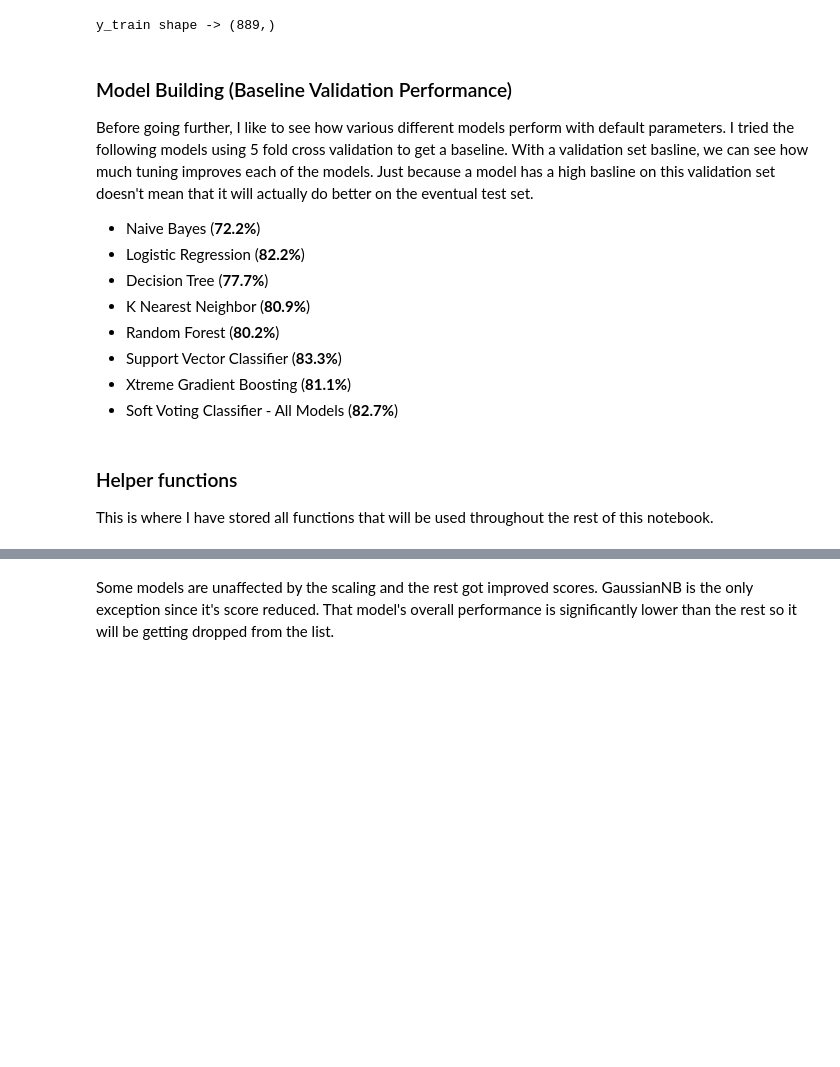
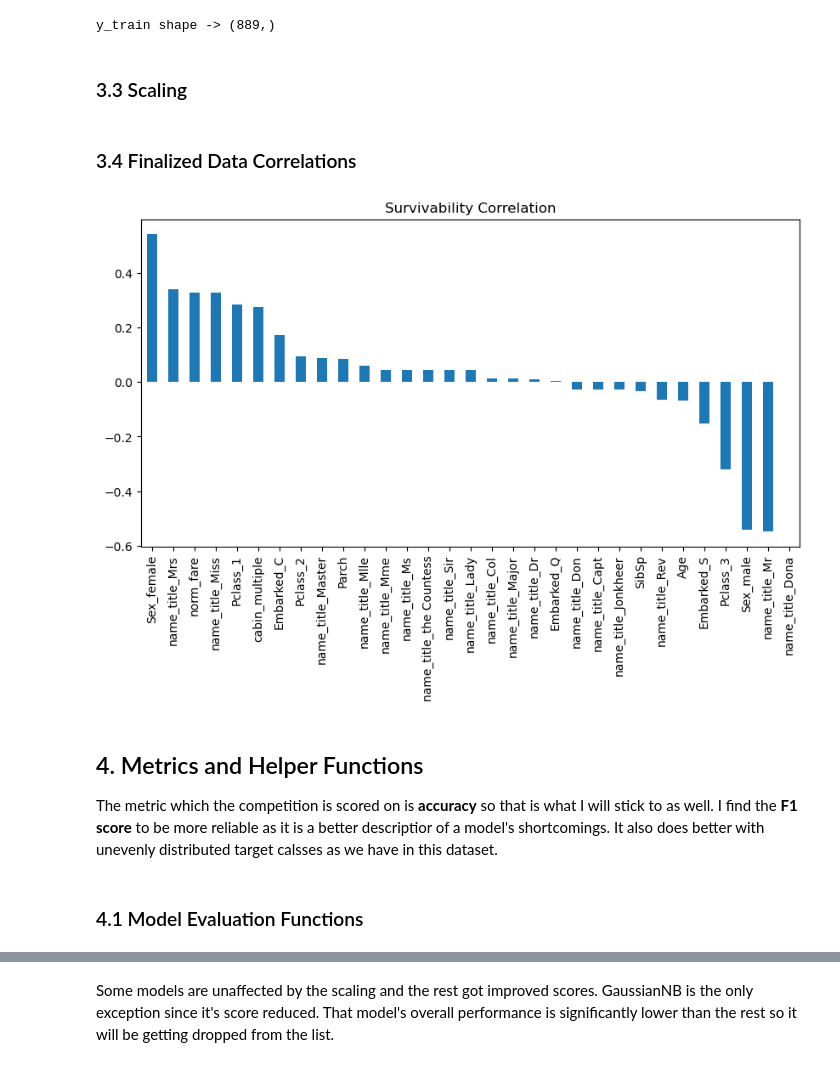
Before and after one commit to JustaKris/Titanic-ML-Kaggle, a Jupyter notebook: notebook/Titanic-Machine-Learning-from-Disaster.ipynb, the cells around one changed output, grey strips where cells are left out. Cells and saved outputs as stored; diff of their text form; code cells hidden in the pictures; blank space fills up the shorter version.

Commit message:
Notebook comments updates

```diff
--- a/notebook/Titanic-Machine-Learning-from-Disaster.ipynb
+++ b/notebook/Titanic-Machine-Learning-from-Disaster.ipynb
@@ -481,6 +519,8 @@ y_train = y_train.squeeze()
 print('y_train shape ->', y_train.shape)
 # %% [output]
 y_train shape -> (889,)
+# %% [markdown]
+### 3.3 Scaling
 # %%
 # Now to Scale the data
 scale = StandardScaler()
@@ -496,16 +535,18 @@ y_train = all_data[all_data.train_test==1].Survived
-# %% [markdown]
-### Model Building (Baseline Validation Performance)
-
-Before going further, I like to see how various different models perform with default parameters. I tried the following models using 5 fold cross validation to get a baseline. With a validation set basline, we can see how much tuning improves each of the models. Just because a model has a high basline on this validation set doesn't mean that it will actually do better on the eventual test set.
-
-- Naive Bayes (<b>72.2%</b>)
-- Logistic Regression (<b>82.2%</b>)
-- Decision Tree (<b>77.7%</b>)
-- K Nearest Neighbor (<b>80.9%</b>)
-- Random Forest (<b>80.2%</b>)
-- Support Vector Classifier (<b>83.3%</b>)
-- Xtreme Gradient Boosting (<b>81.1%</b>)
-- Soft Voting Classifier - All Models (<b>82.7%</b>)
+# %% [markdown]
+### 3.4 Finalized Data Correlations
+# %%
+# Concatenate into a full dataset
+full_df = pd.concat([X_train, y_train], axis=1)
+
+correlation = full_df.corr()['Survived'].sort_values(ascending=False)
+
+# Correlation graph
+correlation[1:].plot(kind='bar', figsize=(10,5), title='Survivability Correlation')
+plt.show()
+# %% [output]
+[figure, added]
 # %% [markdown]
-### Helper functions
-This is where I have stored all functions that will be used throughout the rest of this notebook.
+## 4. Metrics and Helper Functions
+The metric which the competition is scored on is <b>accuracy</b> so that is what I will stick to as well. I find the <b>F1 score</b> to be more reliable as it is a better descriptior of a model's shortcomings. It also does better with unevenly distributed target calsses as we have in this dataset.
+# %% [markdown]
+### 4.1 Model Evaluation Functions
```
Also changed, not shown: parts of 75 cells of this notebook, 3 other files.
